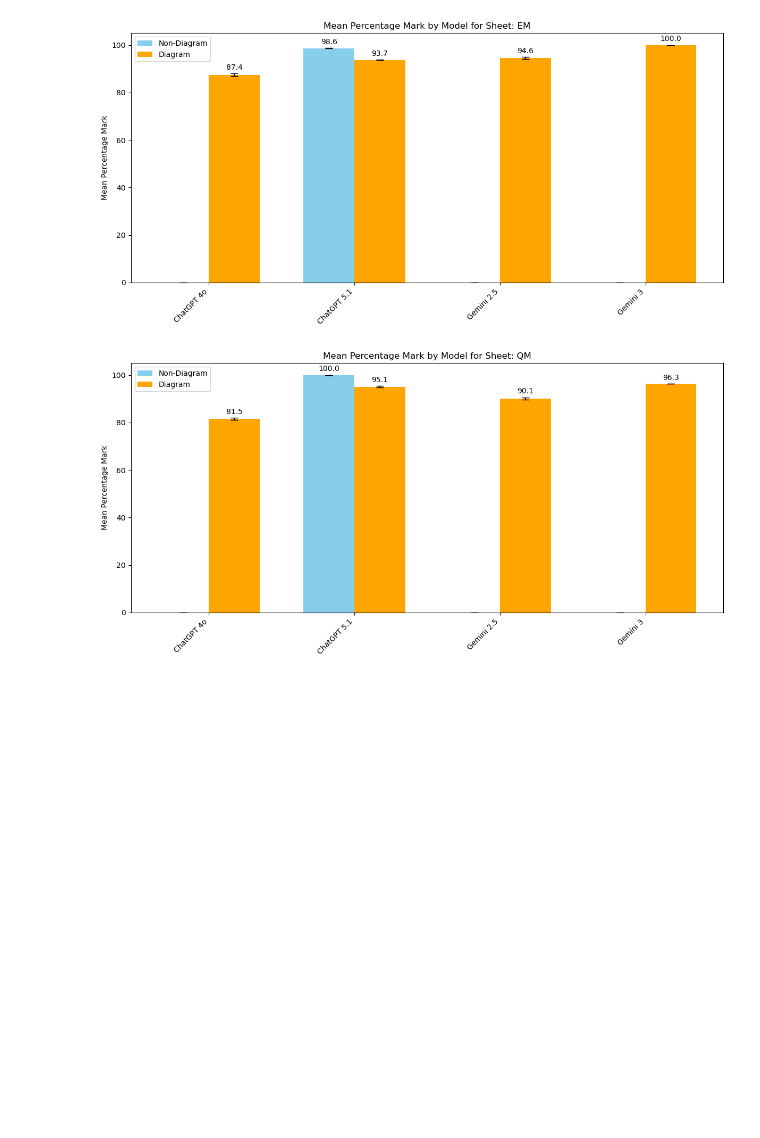
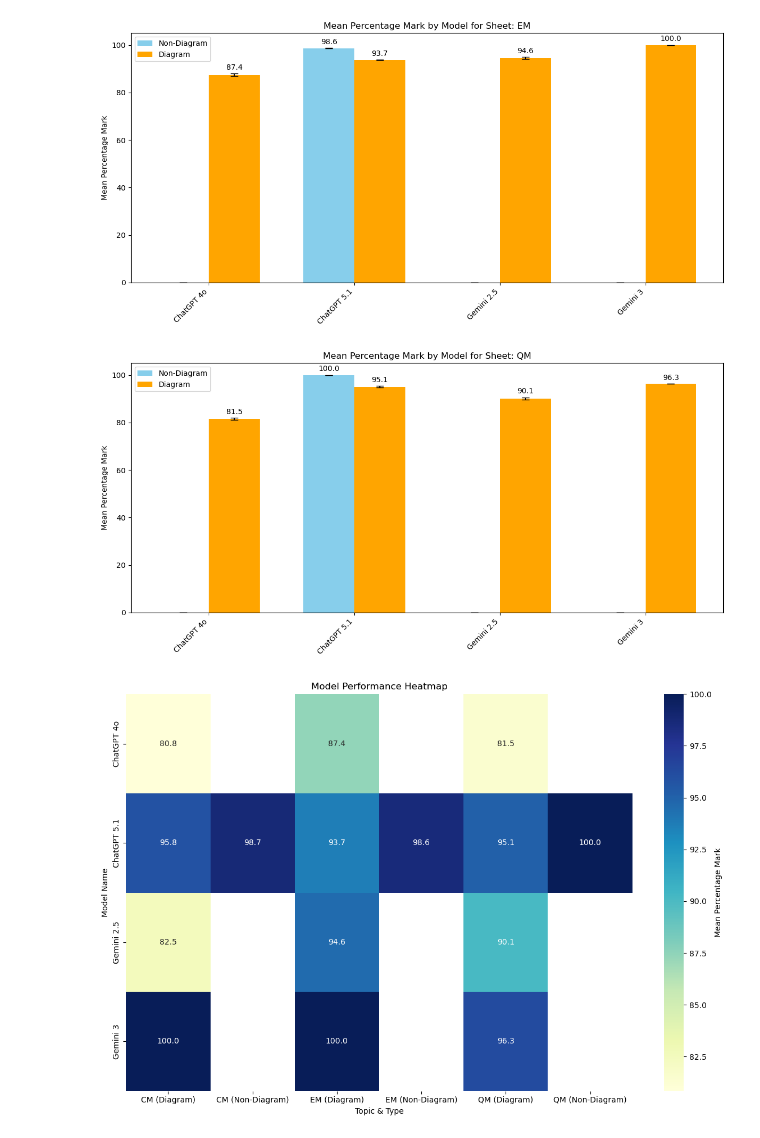
Before and after one commit to KonDoran/AI-in-Physics-in-Education, a Jupyter notebook: Plotting.ipynb, the cells around one changed output. Drawn from its saved outputs; the diff is of its cells as text; code cells hidden in the pictures; blank space fills up the shorter version.

```diff
--- a/Plotting.ipynb
+++ b/Plotting.ipynb
@@ -300,3 +304,68 @@ plot_sheet_comparisons(diagrams_stats, nondiagrams_stats)
 [figure]
 [figure]
 [figure]
+# %%
+def plot_performance_heatmap(diagrams_stats, nondiagrams_stats):
+
+
+    # Prepare data for heatmap
+    # Rows: Model Names
+    # Columns: Sheet Name + Type (e.g., "CM (Diagram)", "CM (Non-Diagram)")
+
+    data = []
+
+    # Helper to process stats dictionary
+    def process_stats(stats_dict, type_label):
+        for key, stats in stats_dict.items():
+            if stats['mean_percentage'] is None:
+                continue
+
+            # Split key to get filename and sheetname
+            try:
+                file_base, sheet_name = key.rsplit('_', 1)
+            except ValueError:
+                continue
+
+            # Normalize model name
+            model_name = re.sub(r'\s*nondiagram\s*', '', file_base, flags=re.IGNORECASE)
+            model_name = re.sub(r'\s*diagram\s*', '', model_name, flags=re.IGNORECASE).strip()
+            model_name = model_name.strip()
+
+            column_name = f"{sheet_name} ({type_label})"
+
+            data.append({
+                'Model': model_name,
+                'Category': column_name,
+                'Score': stats['mean_percentage']
+            })
+
+    process_stats(diagrams_stats, 'Diagram')
+    process_stats(nondiagrams_stats, 'Non-Diagram')
+
+    if not data:
+        print("No data available for heatmap.")
+        return
+
+    # Create DataFrame
+    df_heatmap = pd.DataFrame(data)
+
+    # Pivot table for heatmap format
+    heatmap_data = df_heatmap.pivot_table(index='Model', columns='Category', values='Score')
+
+    # Sort columns to keep Diagram/Non-Diagram pairs together if possible, or just alphabetically
+    # Custom sort could be applied here if needed
+    heatmap_data = heatmap_data.sort_index(axis=1)
+
+    # Plotting
+    plt.figure(figsize=(12, 8))
+    sns.heatmap(heatmap_data, annot=True, fmt=".1f", cmap="YlGnBu", cbar_kws={'label': 'Mean Percentage Mark'})
+    plt.title('Model Performance Heatmap')
+    plt.ylabel('Model Name')
+    plt.xlabel('Topic & Type')
+    plt.tight_layout()
+    plt.show()
+
+# Plot the heatmap
+plot_performance_heatmap(diagrams_stats, nondiagrams_stats)
+# %% [output]
+[figure, added]
```
Also changed, not shown: parts of 1 cell of this notebook.
